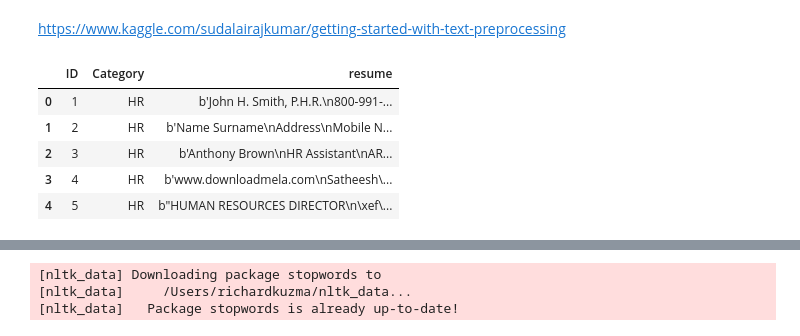
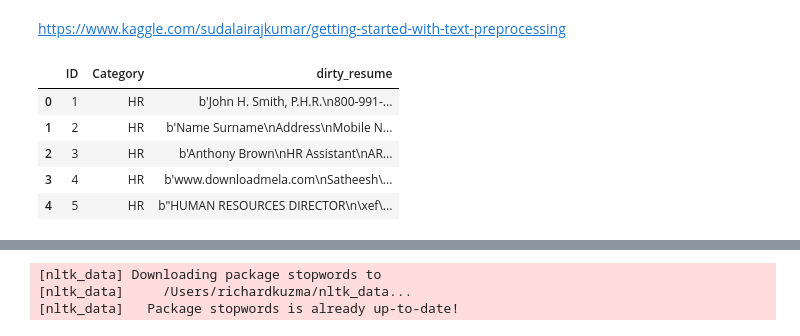
Before and after one commit to rskuzma/NLP_projects, a Jupyter notebook: job_recommender_project/cleaning_data.ipynb, the cells around one changed output, grey strips where cells are left out. Saved outputs shown, nothing was run; the diff lists cells and outputs as text; code cells hidden in the pictures.

```diff
--- a/job_recommender_project/cleaning_data.ipynb
+++ b/job_recommender_project/cleaning_data.ipynb
@@ -60,11 +60,11 @@ df.Resume[0]
 # %% [markdown]
 https://www.kaggle.com/sudalairajkumar/getting-started-with-text-preprocessing
 # %%
-df["resume"] = df["Resume"]
+df["dirty_resume"] = df["Resume"]
 df.drop(["Resume"], axis=1, inplace=True)
 df.head()
 # %% [output]
-|  | ID | Category | resume |
+|  | ID | Category | dirty_resume |
 | 0 | 1 | HR | b'John H. Smith, P.H.R.\n800-991-... |
 | 1 | 2 | HR | b'Name Surname\nAddress\nMobile N... |
 | 2 | 3 | HR | b'Anthony Brown\nHR Assistant\nAR... |
```
Also changed, not shown: parts of 17 cells of this notebook, 3 other files.
